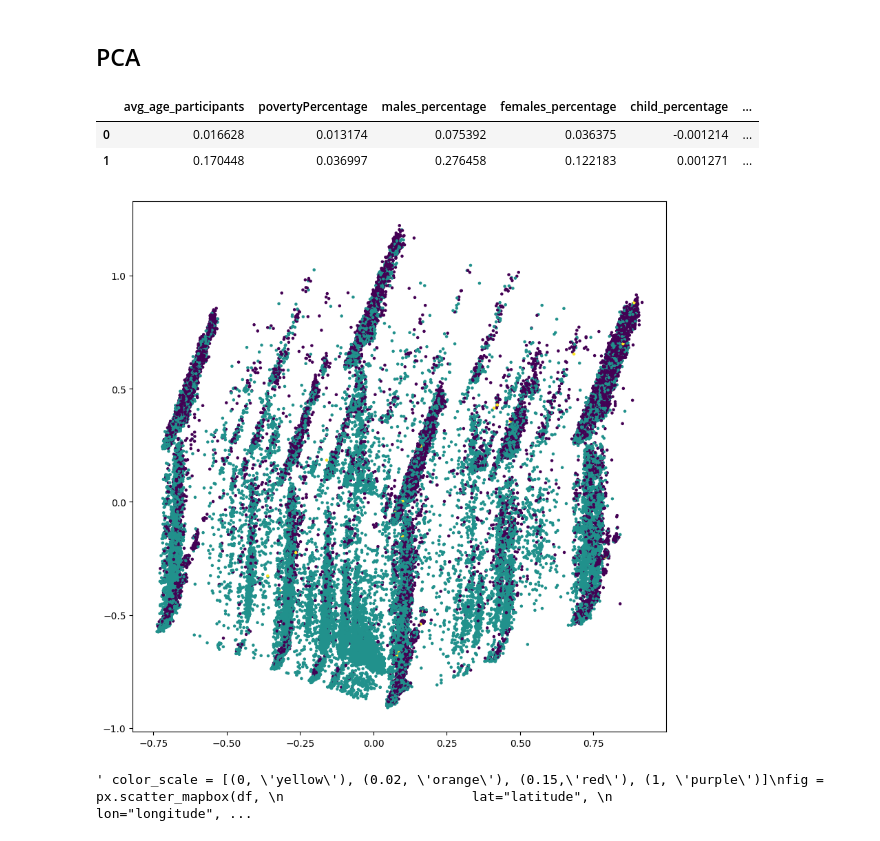
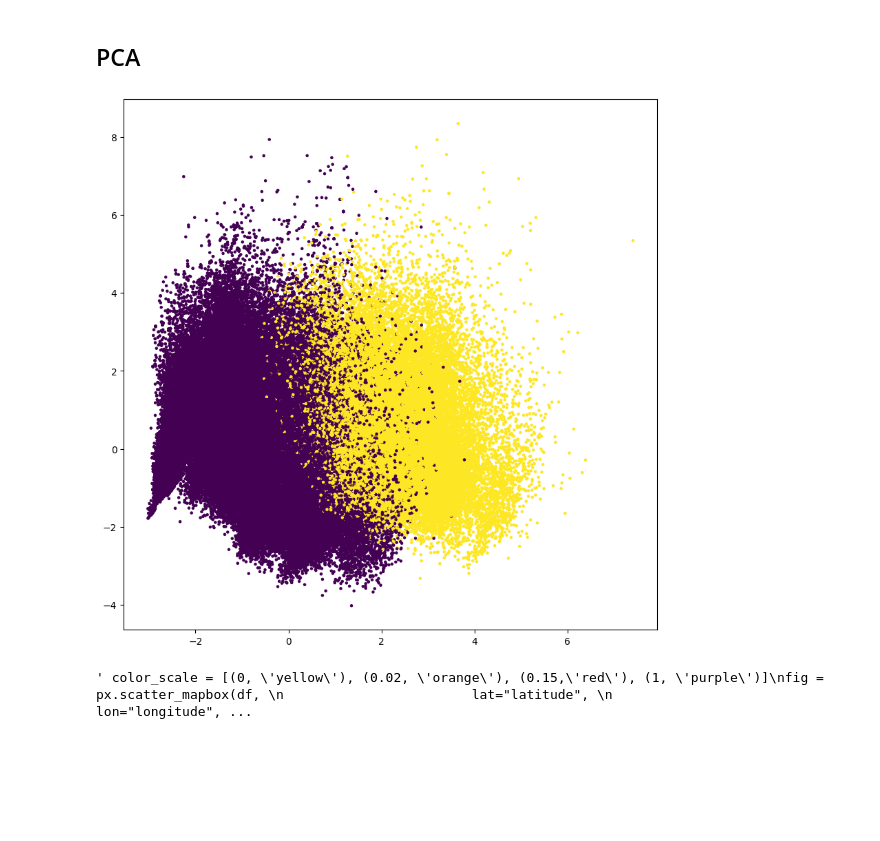
Before and after one commit to vezzusamu/dm-project, a Jupyter notebook: TASK2/preprocessing_for_clustering.ipynb, the cells around one changed output. Drawn from its saved outputs; the diff is of its cells as text; code cells hidden in the pictures; blank space fills up the shorter version.

Commit message:
add indicators, improved distribution plots WIP

```diff
--- a/TASK2/preprocessing_for_clustering.ipynb
+++ b/TASK2/preprocessing_for_clustering.ipynb
@@ -42,9 +42,11 @@ memory usage: 57.4+ MB
+# %%
+df['involve_killing'] = np.where(df['n_killed'] > 0, 1, 0)
 # %% [markdown]
 Since we use distance metric working on numerical features we remove the categorical data and useless features
 # %%
-column_to_drop = ['n_participants','n_participants_child', 'n_participants_teen',
+column_to_drop = ['avg_age_participants','n_participants','n_participants_child', 'n_participants_teen',
        'n_participants_adult', 'n_males', 'n_females', 'n_killed', 'n_injured',
-       'n_arrested', 'n_unharmed','date', 'latitude', 'longitude','congressional_district', 'candidatevotes', 'totalvotes', 'total_votes_for_state']
+       'n_arrested', 'n_unharmed','date', 'latitude', 'longitude','congressional_district', 'candidatevotes', 'totalvotes', 'total_votes_for_state', 'involve_killing']
 for col in df.columns:
     if df[col].dtype == 'object':
        column_to_drop.append(col)
@@ -111,5 +76,5 @@ memory usage: 57.4+ MB
 # %%
-""" attr_to_log = ['avg_age_participants', 'povertyPercentage']
+attr_to_log = ['avg_age_participants', 'unharmed_percentage', 'povertyPercentage', 'arrest_percentage']
 df[attr_to_log] = np.log(df[attr_to_log].values)
 df[attr_to_log] = df[attr_to_log].replace(-np.inf, 0)
-df[attr_to_log] = df[attr_to_log].fillna(value=0)  """
+df[attr_to_log] = df[attr_to_log].fillna(value=0)
@@ -153,7 +116,7 @@ memory usage: 25.7 MB
 # %% [markdown]
 A good practice is to scale data to avoid that some features dominates the others in the clustering, so we done it
 # %%
-scaler = MinMaxScaler()
+scaler = StandardScaler()
 X = scaler.fit_transform(df_numeric.values)
 scaled_df = pd.DataFrame(X, columns=df_numeric.columns)
 # %%
@@ -184,22 +143,16 @@ df = pd.DataFrame(components, columns=numeric_attributes)
-# %%
-df
-# %% [output]
-|  | avg_age_participants | povertyPercentage | males_percentage | females_percentage | child_percentage | ... |
-| 0 | 0.016628 | 0.013174 | 0.075392 | 0.036375 | -0.001214 | ... |
-| 1 | 0.170448 | 0.036997 | 0.276458 | 0.122183 | 0.001271 | ... |
 # %%
 plt.figure(figsize=(10,10))
-plt.scatter(scaled_df['pc1'], scaled_df['pc2'],  c=scaled_df['party'].replace(dict(zip(scaled_df['party'].unique(), range(len(scaled_df['party'].unique()))))), s=5)
+plt.scatter(scaled_df['pc1'], scaled_df['pc2'],  c=scaled_df['involve_killing'], s=5) #c=scaled_df['party'].replace(dict(zip(scaled_df['party'].unique(), range(len(scaled_df['party'].unique())))))
 # get the handles and labels of the legend
 #handles, labels = plt.gca().get_legend_handles_labels()
 
 # create a new legend with the state names and colors
 #plt.legend(handles, scaled_df['state'].unique())
 
 # display the plot
 plt.show()
 # %% [output]
-[figure, old version]
+[figure, new version]
 # %%
 """ color_scale = [(0, 'yellow'), (0.02, 'orange'), (0.15,'red'), (1, 'purple')]
 fig = px.scatter_mapbox(df,
```
Also changed, not shown: parts of 11 cells of this notebook, 4 other files.
